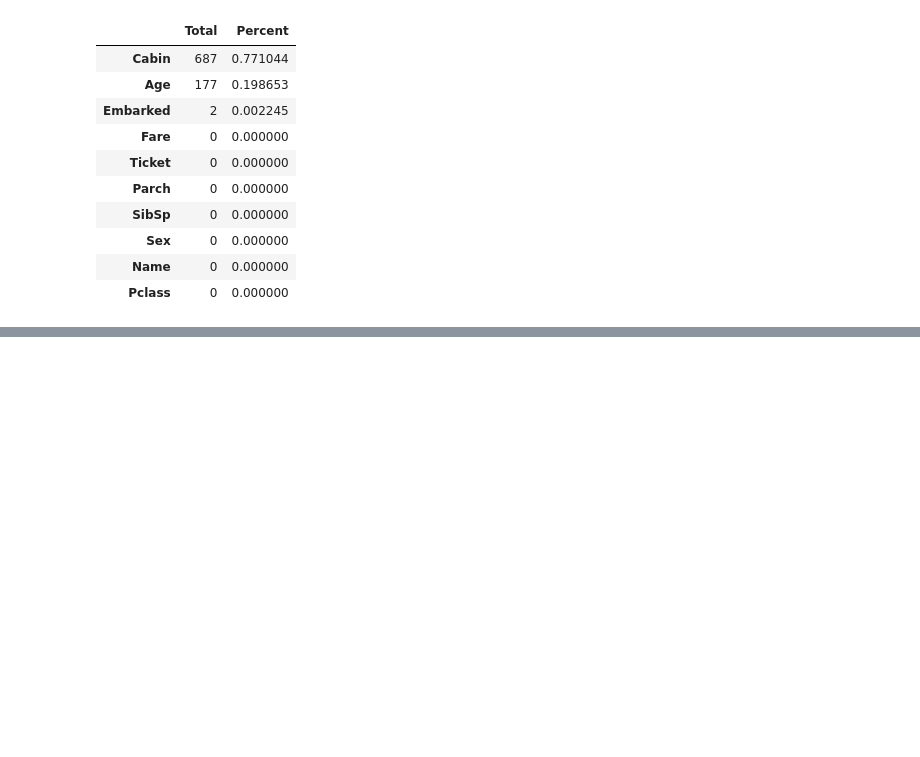
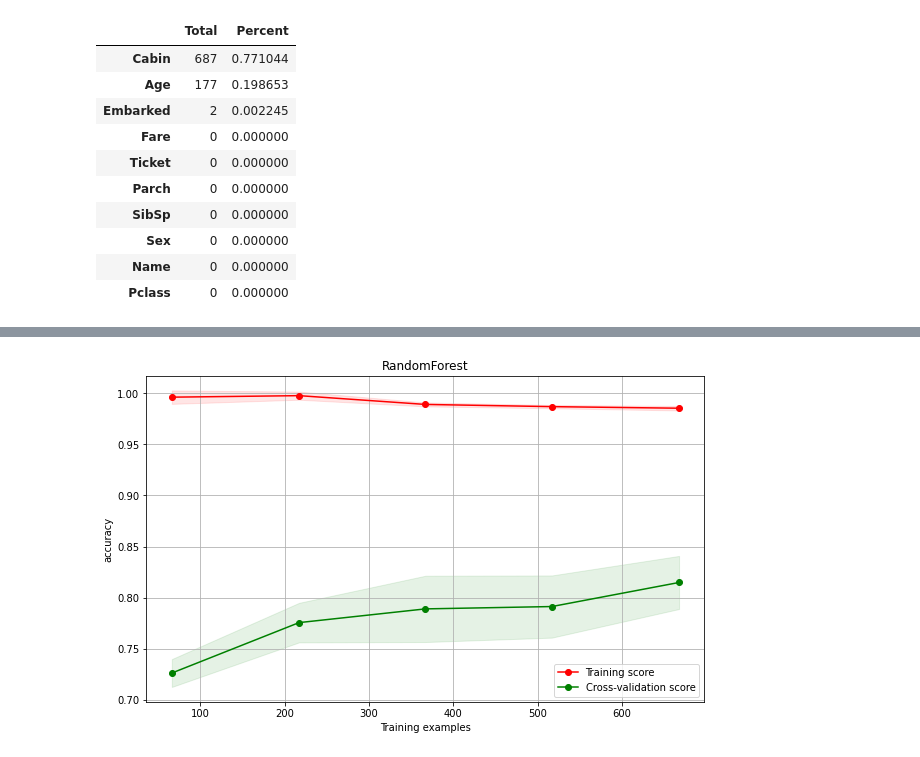
Before and after one commit to xiaomeng79/ML-DL-Example, a Jupyter notebook: machine_learning/titanic.ipynb, the cells around one changed output, grey strips where cells are left out. Cells and saved outputs as stored; diff of their text form; code cells hidden in the pictures; blank space fills up the shorter version.

```diff
--- a/machine_learning/titanic.ipynb
+++ b/machine_learning/titanic.ipynb
@@ -119,0 +214,6 @@ train_data.head(10)
+# %%
+rfc = RandomForestClassifier()
+parameters = {'n_estimators':np.linspace(20,200,6,dtype=np.int)}
+clf_rfc = get_model(rfc,parameters=parameters,X_train=X_train,y_train=y_train,scoring=scoring)
+plot_learning_curve(clf_rfc, 'RandomForest', X_train, y_train, cv=4)
+# %% [output]
@@ -119,0 +221 @@ train_data.head(10)
+[figure, added]
```
Also changed, not shown: parts of 16 cells of this notebook, 6 other files.
